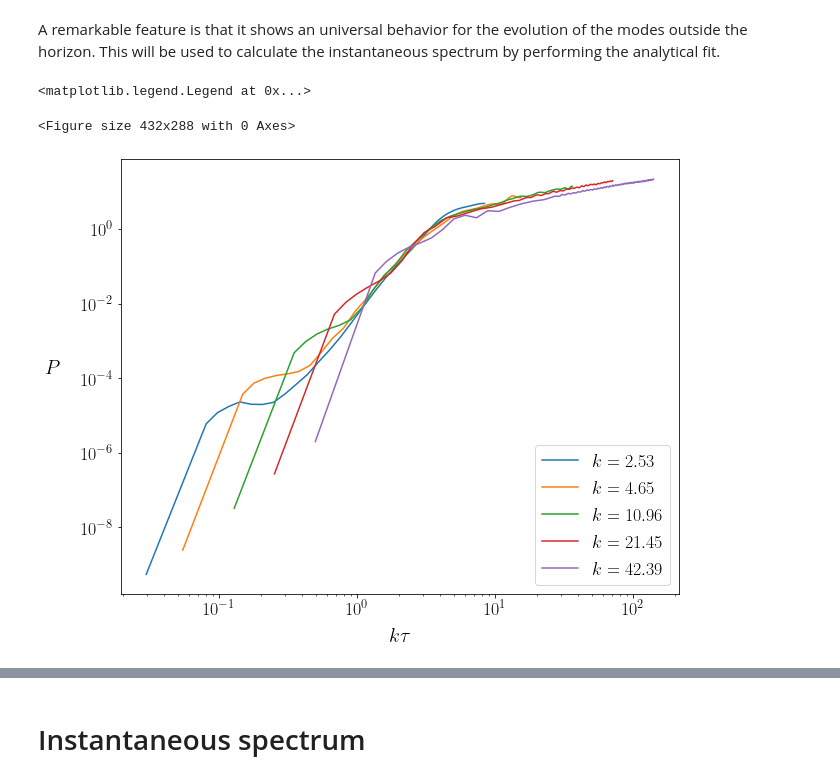
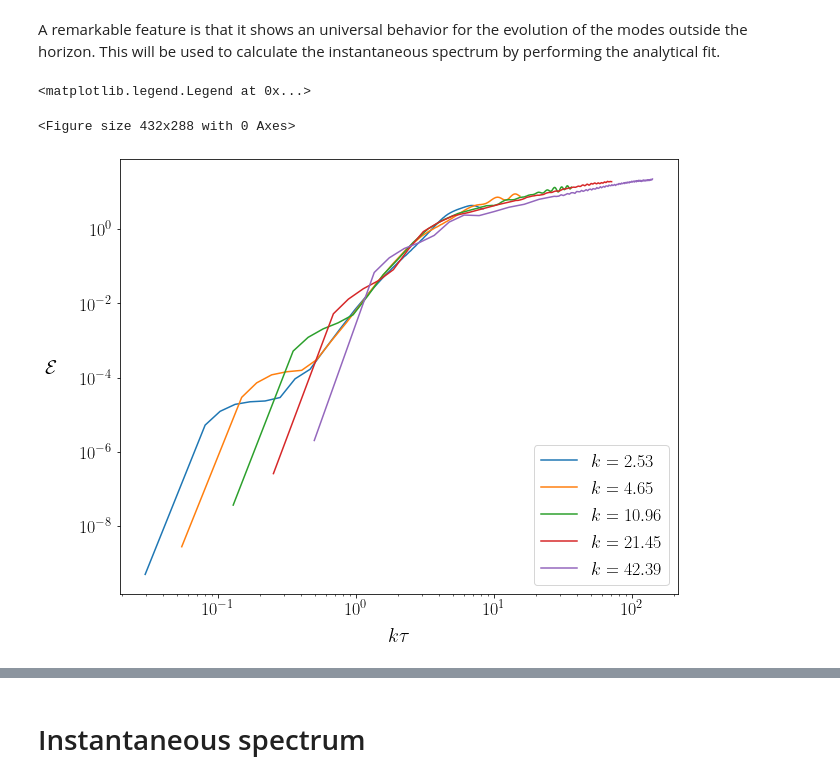
Before and after one commit to veintemillas/jaxions, a Jupyter notebook: scripts/pyaxions/spe_legend.ipynb, the cells around one changed output, grey strips where cells are left out. Drawn from its saved outputs; the diff is of its cells as text; code cells hidden in the pictures.

```diff
--- a/scripts/pyaxions/spe_legend.ipynb
+++ b/scripts/pyaxions/spe_legend.ipynb
@@ -89,7 +87,8 @@ This function saves `esp` (and `espc` if `cor='correction'`), `nm`, `avek`, `k_b
 # %%
 # This produces the following files (with id = 00, 01, ..., 07) in the directory ./espdata :
 #
-# id_esp.pickle
+# id_espK_0.pickle
+# id_espKS_0.pickle
 # id_k_below.pickle
 # id_k.pickle
 # id_log.pickle
@@ -99,3 +98,5 @@ This function saves `esp` (and `espc` if `cor='correction'`), `nm`, `avek`, `k_b
 for id in range(8):
     esp = sp.espevol(mflist[id])
     sp.saveesp(esp,'./espdata/%02d'%id)
+    espS = sp.espevol(mflist[id],'espKS_0')             # saxion spectrum
+    sp.saveesp(espS,'./espdata/%02d'%id,'espKS_0',True) # saxion spectrum
@@ -132,6 +139,9 @@ If we specify `cor='correction'` option, it also produces data of the spectrum m
 # %%
-# read the data of esp and produce a list of P for 8 realizations
-Plist = []
+# read the data of spectra and produce a list for 8 realizations
+SAlist = []  # axion spectrum
+SSlist = []  # saxion spectrum
 for id in range(8):
-    rp = sp.readP('./espdata/%02d'%id)
-    Plist.append(rp)
+    ra = sp.readS('./espdata/%02d'%id)
+    rs = sp.readS('./espdata/%02d'%id,'espKS_0')
+    SAlist.append(ra)
+    SSlist.append(rs)
@@ -162,18 +188,18 @@ This will be used to calculate the instantaneous spectrum by performing the anal
 # %%
 id = 0
 
 plt.clf()
 plt.figure(figsize=(10,8))
 
 for ik in [2,4,10,20,40]:
-    plt.plot(Plist[id].k[ik]*Plist[id].t,Plist[id].P[:,ik],label=r'$k=%.2f$'%Plist[id].k[ik])
+    plt.plot(SAlist[id].k[ik]*SAlist[id].t,SAlist[id].Eevol(ik),label=r'$k=%.2f$'%SAlist[id].k[ik])
 plt.xlabel(r'$k\tau$',fontsize=20,labelpad=10)
-plt.ylabel(r'$P$',fontsize=20,rotation=0,labelpad=30)
+plt.ylabel(r'$\mathcal{E}$',fontsize=20,rotation=0,labelpad=30)
 plt.xscale('log')
 plt.yscale('log')
 plt.tick_params(labelsize=18)
 plt.legend(loc='lower right',fontsize=18)
 # %% [output]
 <matplotlib.legend.Legend at 0x...>
 <Figure size 432x288 with 0 Axes>
-[figure, old version]
+[figure, new version]
```
Also changed, not shown: parts of 70 cells of this notebook, 1 other file.
